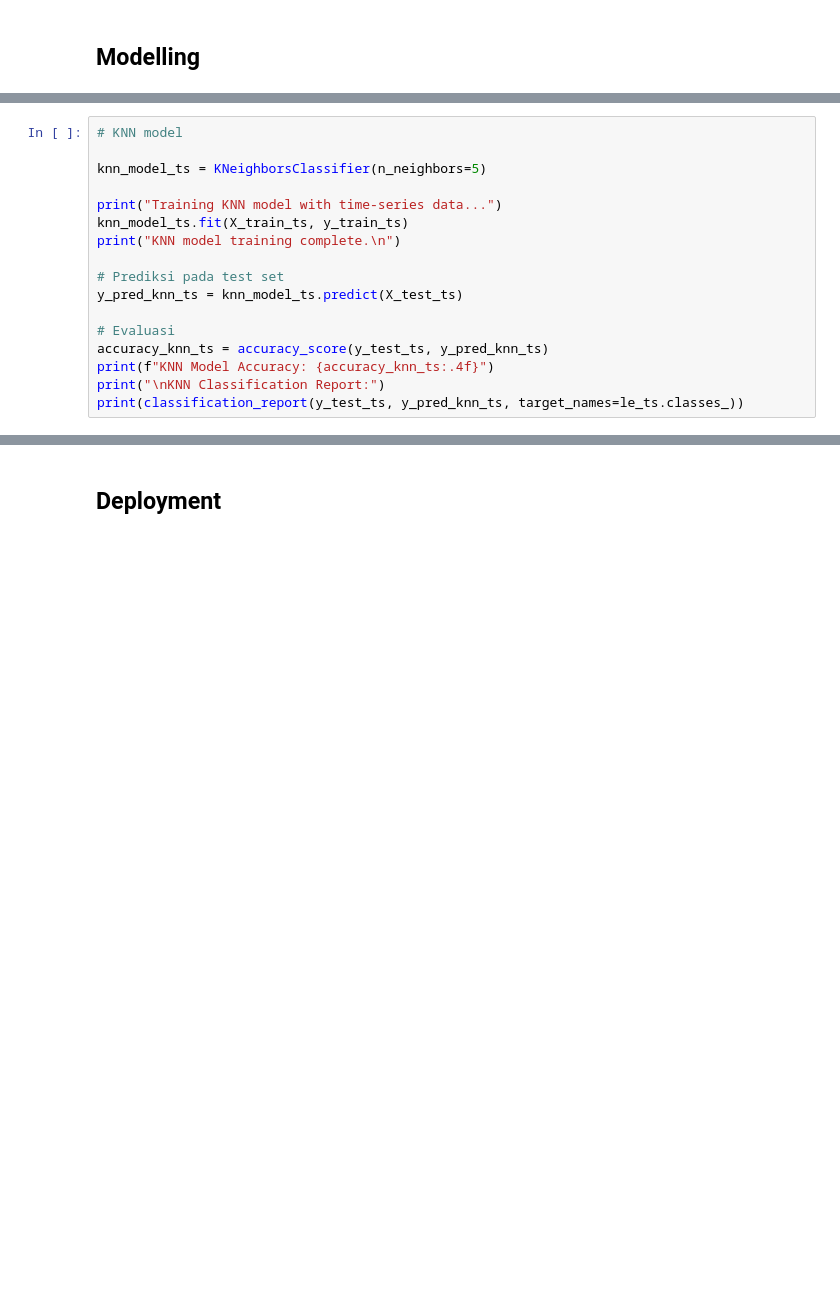
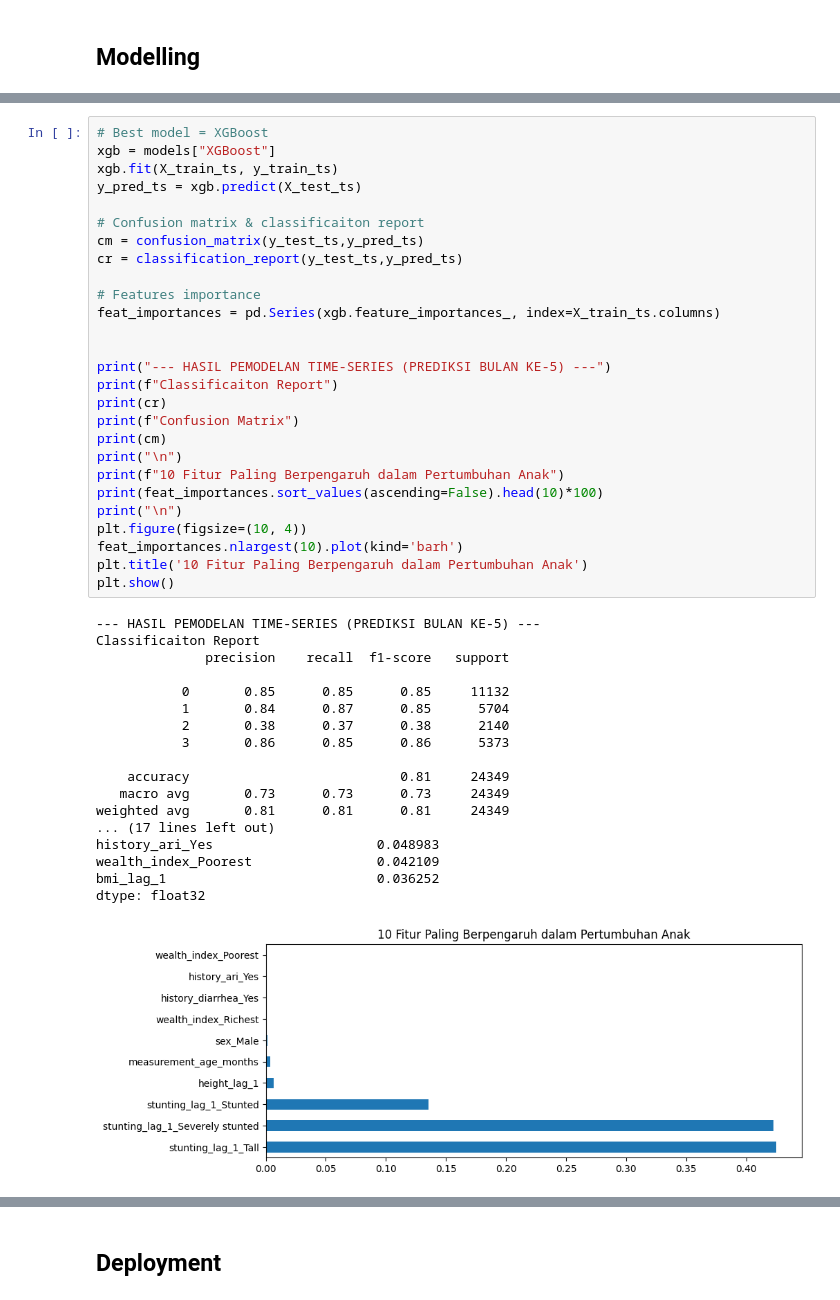
Before and after one commit to ferdycov/stuntingRisk, a Jupyter notebook: risk_prediction_with_ts_final.ipynb, the cells around one changed output, grey strips where cells are left out. Drawn from its saved outputs; the diff is of its cells as text; blank space fills up the shorter version.

```diff
--- a/risk_prediction_with_ts_final.ipynb
+++ b/risk_prediction_with_ts_final.ipynb
@@ -749,17 +624,0 @@ Severely stunted       0.84      0.86      0.85      5704
-# %%
-# KNN model
-
-knn_model_ts = KNeighborsClassifier(n_neighbors=5)
-
-print("Training KNN model with time-series data...")
-knn_model_ts.fit(X_train_ts, y_train_ts)
-print("KNN model training complete.\n")
-
-# Prediksi pada test set
-y_pred_knn_ts = knn_model_ts.predict(X_test_ts)
-
-# Evaluasi
-accuracy_knn_ts = accuracy_score(y_test_ts, y_pred_knn_ts)
-print(f"KNN Model Accuracy: {accuracy_knn_ts:.4f}")
-print("\nKNN Classification Report:")
-print(classification_report(y_test_ts, y_pred_knn_ts, target_names=le_ts.classes_))
@@ -782,0 +718,46 @@ Severely stunted       0.78      0.66      0.71      5704
+# %%
+# Best model = XGBoost
+xgb = models["XGBoost"]
+xgb.fit(X_train_ts, y_train_ts)
+y_pred_ts = xgb.predict(X_test_ts)
+
+# Confusion matrix & classificaiton report
+cm = confusion_matrix(y_test_ts,y_pred_ts)
+cr = classification_report(y_test_ts,y_pred_ts)
+
+# Features importance
+feat_importances = pd.Series(xgb.feature_importances_, index=X_train_ts.columns)
+
+
+print("--- HASIL PEMODELAN TIME-SERIES (PREDIKSI BULAN KE-5) ---")
+print(f"Classificaiton Report")
+print(cr)
+print(f"Confusion Matrix")
+print(cm)
+print("\n")
+print(f"10 Fitur Paling Berpengaruh dalam Pertumbuhan Anak")
+print(feat_importances.sort_values(ascending=False).head(10)*100)
+print("\n")
+plt.figure(figsize=(10, 4))
+feat_importances.nlargest(10).plot(kind='barh')
+plt.title('10 Fitur Paling Berpengaruh dalam Pertumbuhan Anak')
+plt.show()
+# %% [output]
+--- HASIL PEMODELAN TIME-SERIES (PREDIKSI BULAN KE-5) ---
+Classificaiton Report
+              precision    recall  f1-score   support
+
+           0       0.85      0.85      0.85     11132
+           1       0.84      0.87      0.85      5704
+           2       0.38      0.37      0.38      2140
+           3       0.86      0.85      0.86      5373
+
+    accuracy                           0.81     24349
+   macro avg       0.73      0.73      0.73     24349
+weighted avg       0.81      0.81      0.81     24349
+... (17 lines left out)
+history_ari_Yes                     0.048983
+wealth_index_Poorest                0.042109
+bmi_lag_1                           0.036252
+dtype: float32
+[figure, added]
```
Also changed, not shown: parts of 28 cells of this notebook, 8 other files.
